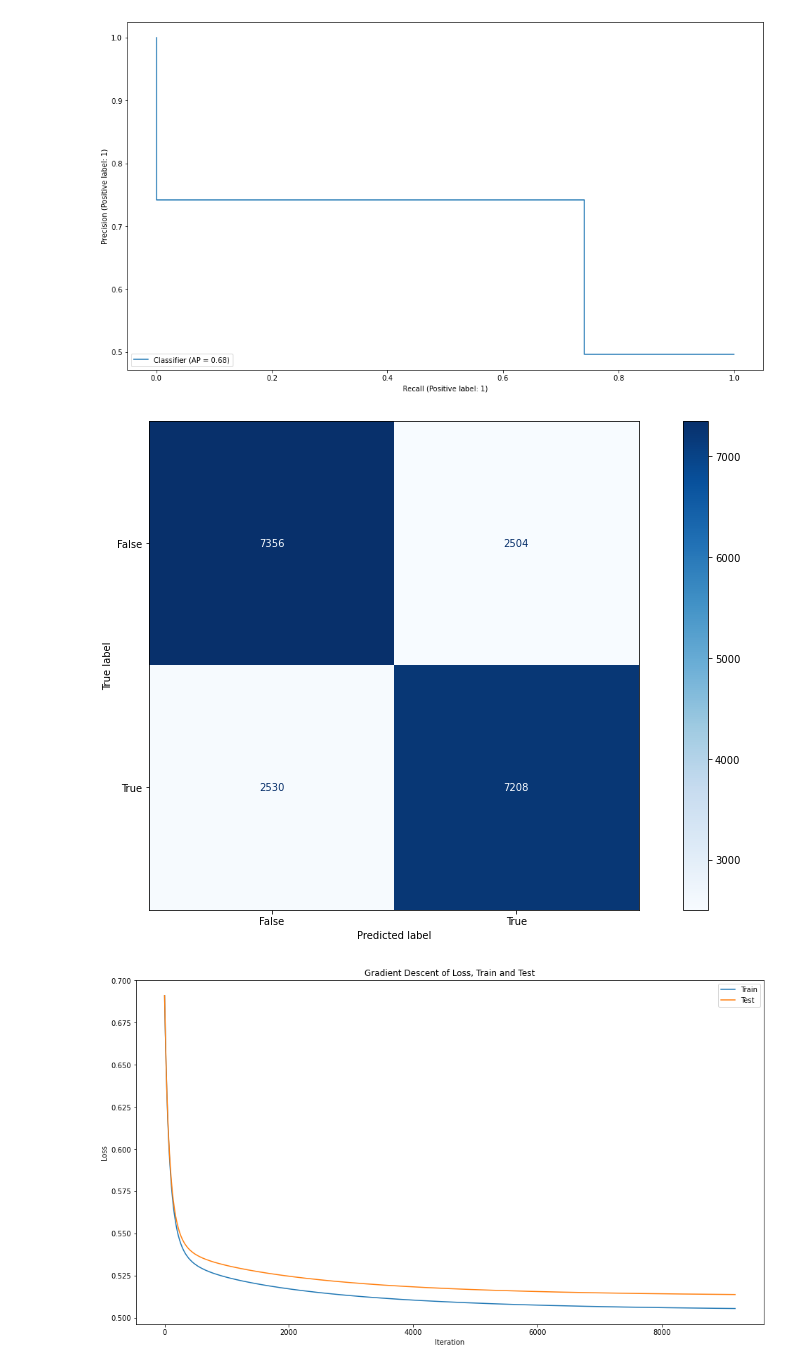
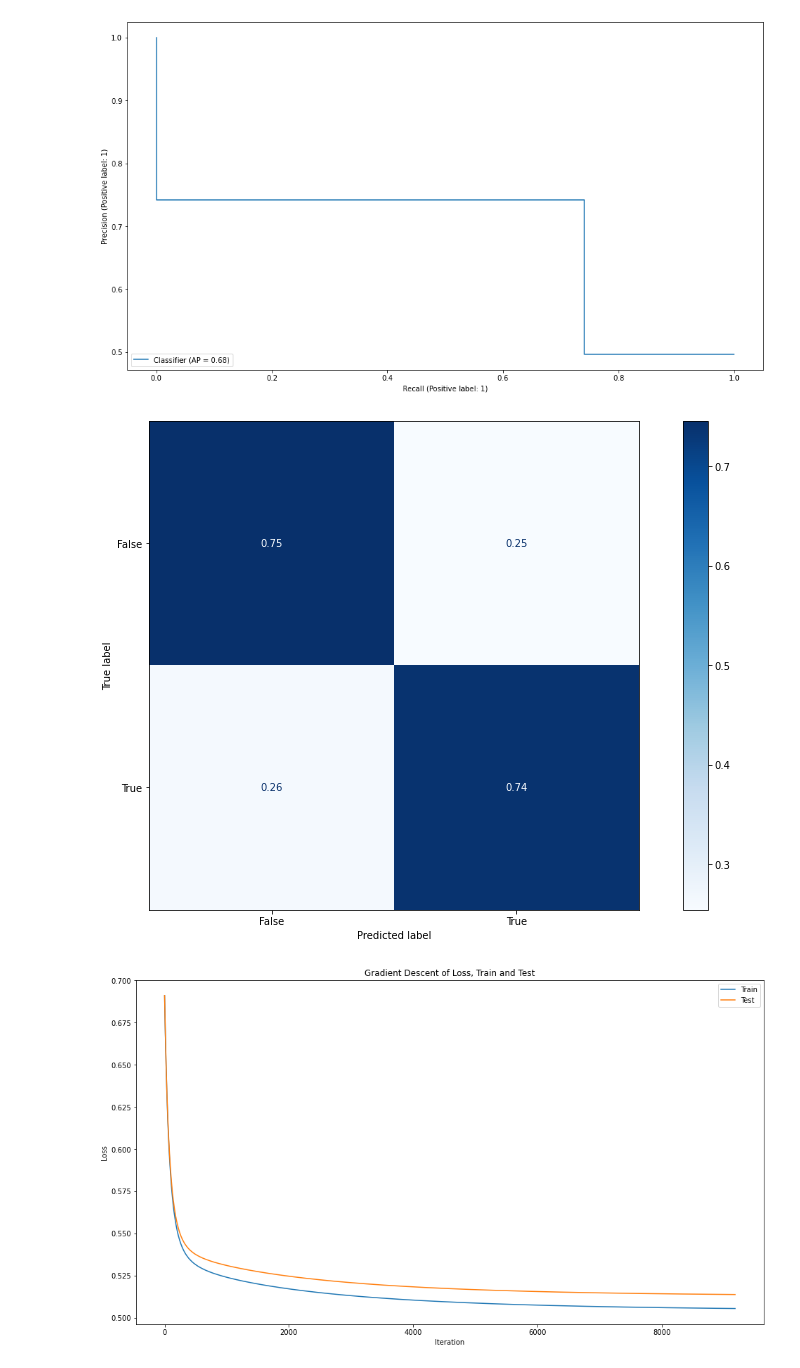
Before and after one commit to yilewang/NeuralNetMath_Project, a Jupyter notebook: fast_logistic_regression.ipynb, the cells around one changed output. Saved outputs shown, nothing was run; the diff lists cells and outputs as text; code cells hidden in the pictures.

Commit message:
minor fix the number in confusion matrix

```diff
--- a/fast_logistic_regression.ipynb
+++ b/fast_logistic_regression.ipynb
@@ -251,12 +251,12 @@ plt.show()
 [figure]
 # %%
 # Confusion Matrix
-cm = confusion_matrix(y_test, y_hat_test_binary)
+cm = confusion_matrix(y_test, y_hat_test_binary, normalize='true')
 cm_display = ConfusionMatrixDisplay(confusion_matrix = cm, display_labels = [False, True])
 cm_display.plot(cmap=plt.cm.Blues)
 plt.show()
 # %% [output]
-[figure, old version]
+[figure, new version]
 # %%
 fig = plt.figure()
 axes = fig.add_subplot(111)
```
Also changed, not shown: parts of 1 cell of this notebook.
